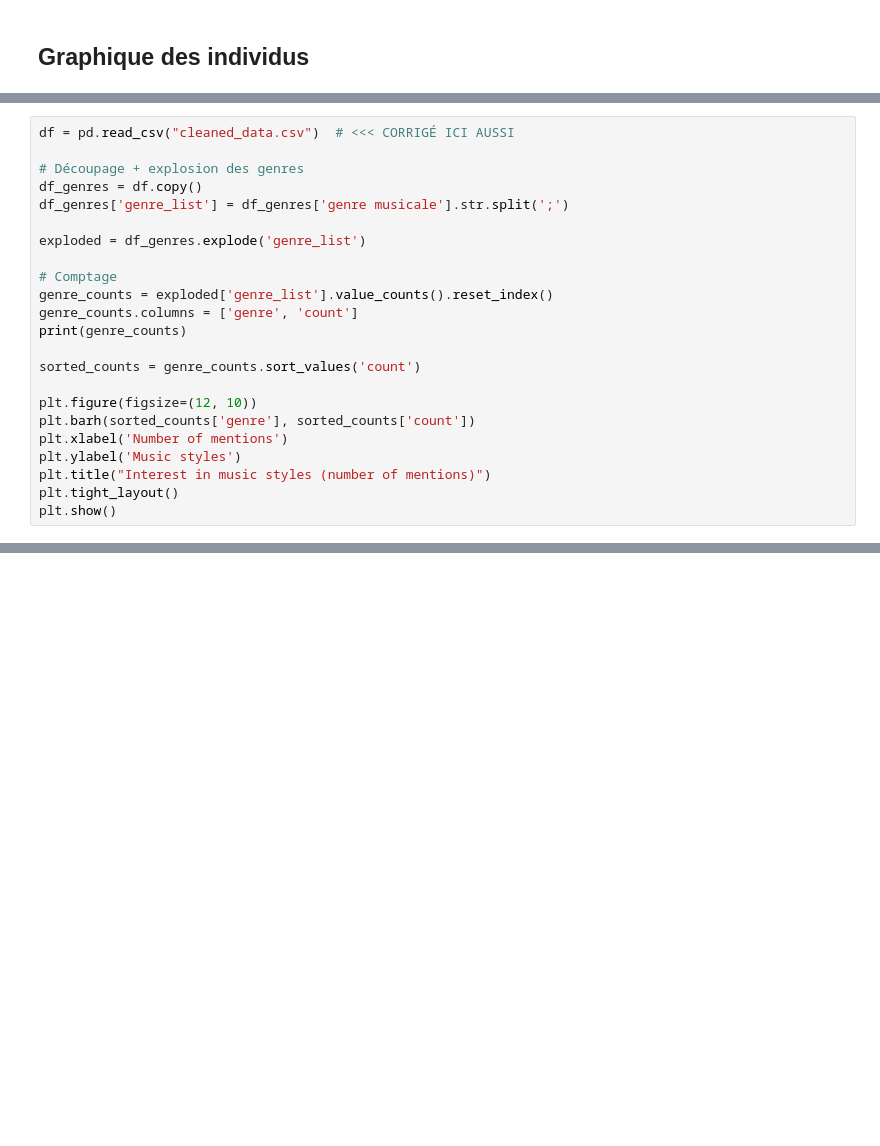
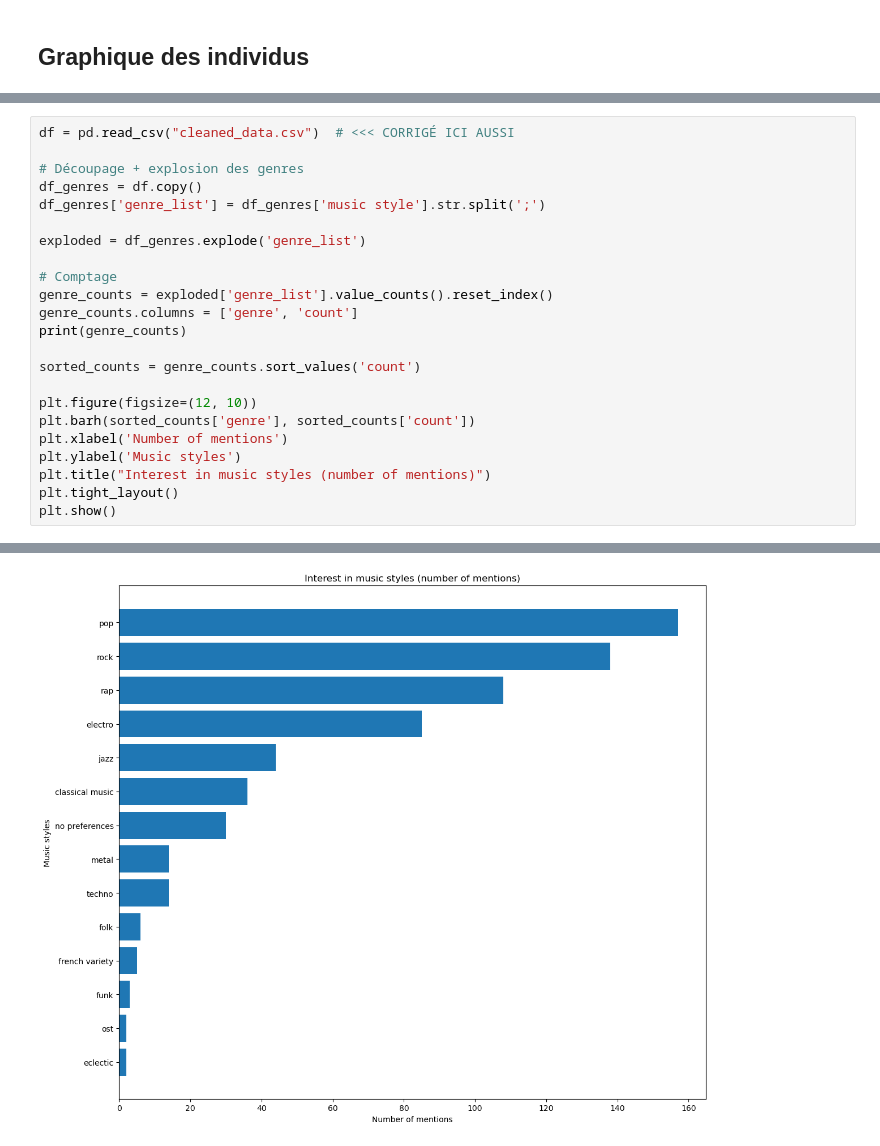
Before and after one commit to MatheoPf/myli, a Jupyter notebook: analyse.ipynb, the cells around one changed output, grey strips where cells are left out. Saved outputs shown, nothing was run; the diff lists cells and outputs as text; blank space fills up the shorter version.

```diff
--- a/analyse.ipynb
+++ b/analyse.ipynb
@@ -107,7 +111,7 @@ df = pd.read_csv("cleaned_data.csv")  # <<< CORRIGÉ ICI AUSSI
 
 # Découpage + explosion des genres
 df_genres = df.copy()
-df_genres['genre_list'] = df_genres['genre musicale'].str.split(';')
+df_genres['genre_list'] = df_genres['music style'].str.split(';')
 
 exploded = df_genres.explode('genre_list')
 
@@ -125,3 +129,4 @@ plt.ylabel('Music styles')
 plt.title("Interest in music styles (number of mentions)")
 plt.tight_layout()
 plt.show()
+# %% [output]
@@ -127,0 +148 @@ plt.show()
+[figure, added]
```
Also changed, not shown: parts of 9 cells of this notebook, 2 other files.
